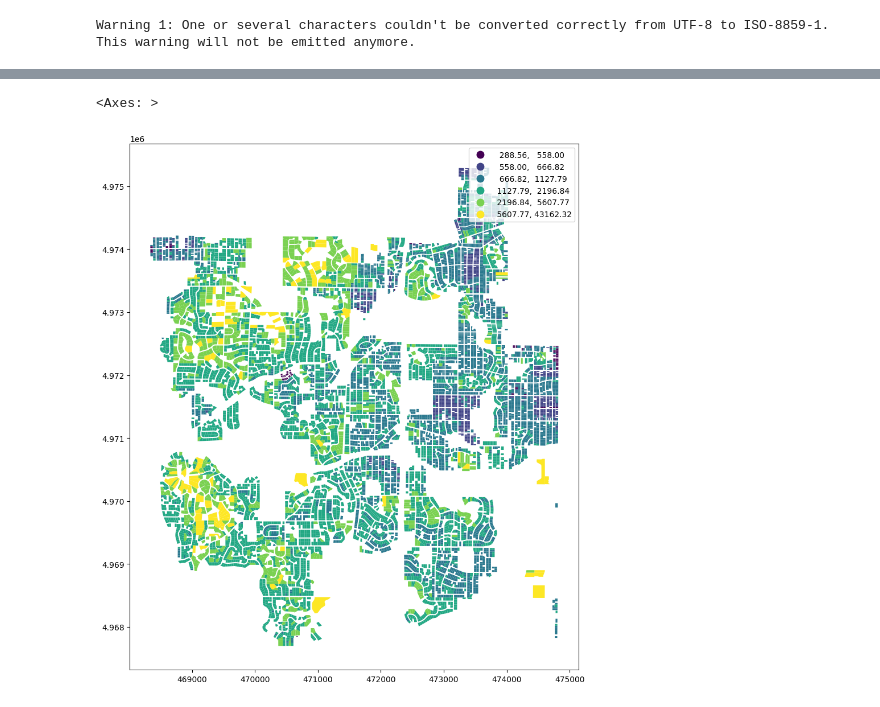
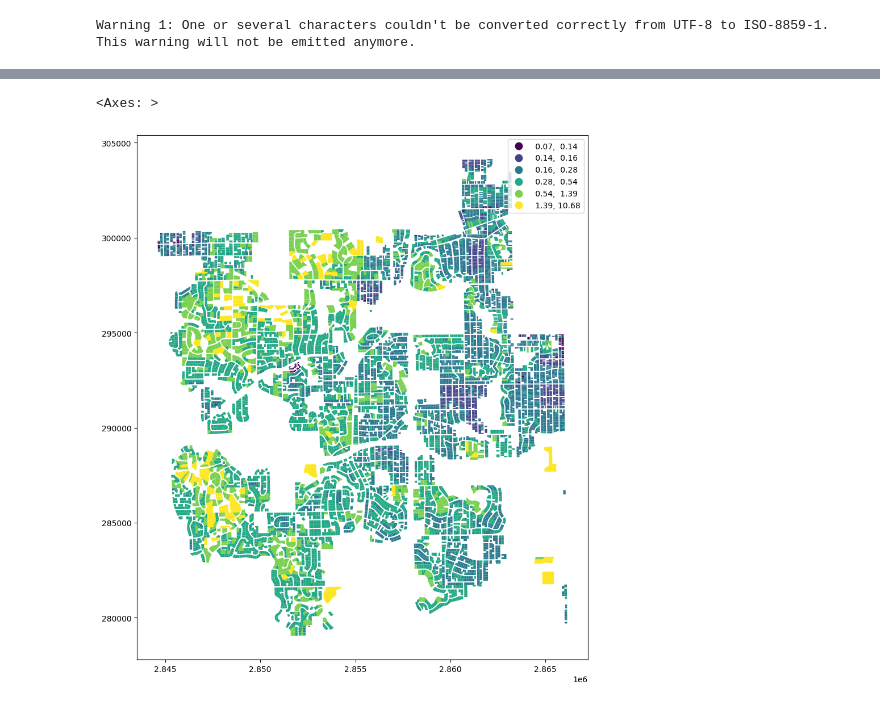
Before and after one commit to n0rb3rt/edina-gis, a Jupyter notebook: Edina_Parcels.ipynb, the cells around one changed output, grey strips where cells are left out. Saved outputs shown, nothing was run; the diff lists cells and outputs as text; code cells hidden in the pictures.

```diff
--- a/Edina_Parcels.ipynb
+++ b/Edina_Parcels.ipynb
@@ -28,7 +28,8 @@ Archive:  hennepin_county_parcels.zip
 Warning 1: One or several characters couldn't be converted correctly from UTF-8 to ISO-8859-1.  This warning will not be emitted anymore.
 # %%
 import geopandas
-parcels = geopandas.read_file("Edina_Parcels.shp")
+parcels = geopandas.read_file("Edina_Parcels.shp").to_crs("epsg:26850")
+parcels["acres"] = parcels.geometry.area / 43_560
 parcels.head()
 # %% [output]
 |  | OBJECTID | PID | PID_TEXT | DIV_STATUS | FEATURECOD | STATE_CD | TORRENS_TY | HOUSE_NO | FRAC_HOUSE | ... |
@@ -60,7 +61,7 @@ residential.head()
 # %%
-residential.plot(column="ShapeSTAre", scheme="percentiles", figsize=(12,12), legend=True)
+residential.plot(column="acres", scheme="percentiles", figsize=(12,12), legend=True)
 # %% [output]
 <Axes: >
-[figure, old version]
+[figure, new version]
 # %%
 
```
Also changed, not shown: parts of 5 cells of this notebook, 2 other files.
